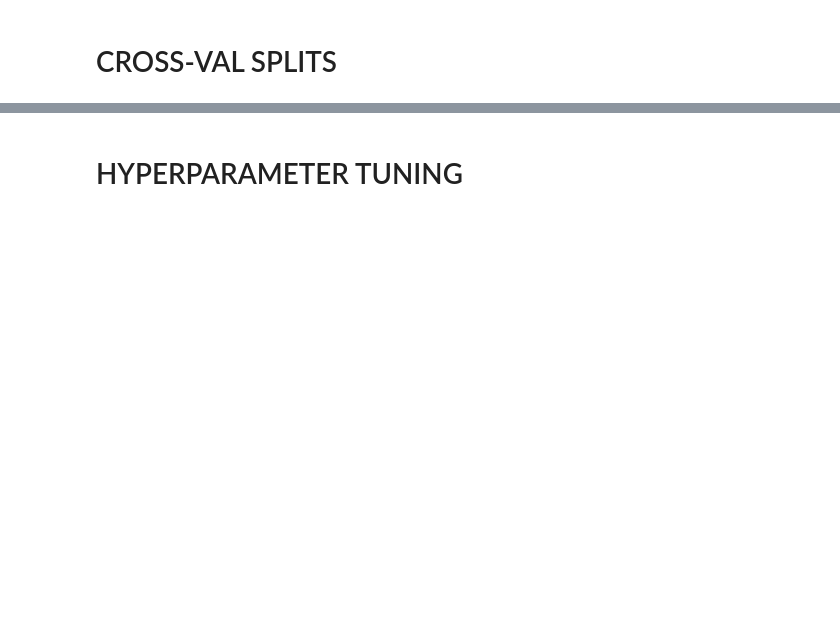
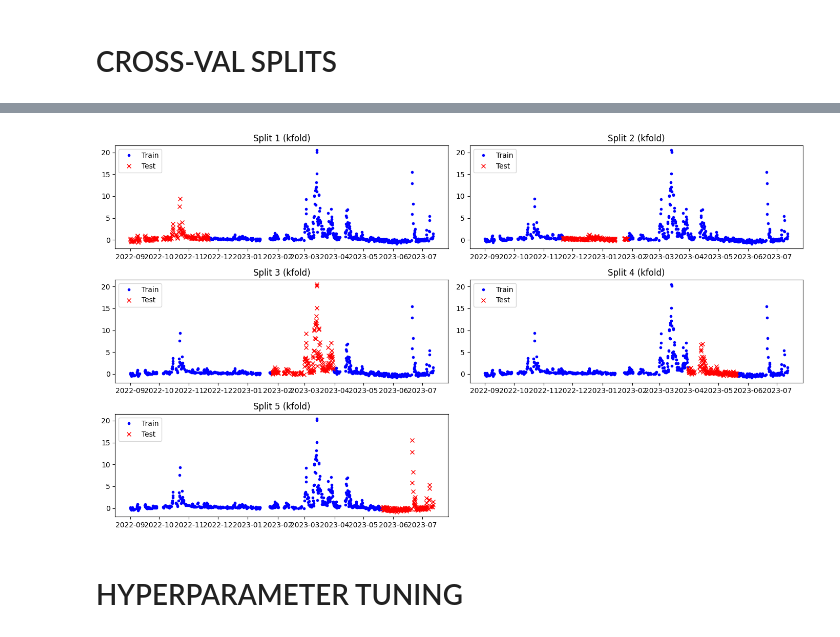
Before and after one commit to fabioturc/n2o-wheat-drivers-sources, a Jupyter notebook: notebooks/DRIVERS_02_hyperparameter_optimization.ipynb, the cells around one changed output, grey strips where cells are left out. Drawn from its saved outputs; the diff is of its cells as text; code cells hidden in the pictures; blank space fills up the shorter version.

```diff
--- a/notebooks/DRIVERS_02_hyperparameter_optimization.ipynb
+++ b/notebooks/DRIVERS_02_hyperparameter_optimization.ipynb
@@ -267,2 +160,83 @@ plt.show()
+# %%
+def create_splits(X, y, n_folds, test_size=0.2, random_state=42, n_bins=5):
+    """Creates train-test splits using StratifiedShuffleSplit or StratifiedKFold with equal-width binning."""
+
+    # Use pd.cut to create equal-width bins (avoids empty bins issue)
+    y_binned = pd.cut(y, bins=n_bins, labels=False, include_lowest=True)
+
+    # Select method for stratified splitting
+    if CROSSVAL_SPLIT == "shuffle":
+        splitter = StratifiedShuffleSplit(n_splits=n_folds, test_size=test_size, random_state=random_state)
+    elif CROSSVAL_SPLIT == "kfold":
+        splitter = KFold(n_splits=n_folds, shuffle=False)
+
+    # Generate train-test splits
+    splits = [(train_idx, test_idx) for train_idx, test_idx in splitter.split(X, y_binned)]
+
+    return splits
+
+if CROSSVAL_SPLIT == 'time_blocks':
+    def create_splits(X, y, n_folds, block_size = 6, random_state: int = 42):
+        splits = []
+        n = len(X)
+        if n == 0:
+            raise ValueError("X is empty")
+        idx = np.arange(n, dtype=int)
+
+        split = 1.0 / n_folds
+        n_folds = int(round(1.0 / split))
+        n_folds = max(2, n_folds)
+
+        block_id = idx // int(block_size)
+        n_blocks = int(block_id.max() + 1)
+        blocks = np.arange(n_blocks, dtype=int)
+
+        rng = np.random.default_rng(random_state)
+        rng.shuffle(blocks)
+
+        fold_blocks = np.array_split(blocks, n_folds)
+        achieved = []
+        for fb in fold_blocks:
+            test_mask = np.isin(block_id, fb)
+            test_idx = idx[test_mask]
+            train_idx = idx[~test_mask]
+            splits.append((train_idx, test_idx))
+            achieved.append(len(test_idx) / n)
+        print(
+            f"Requested split={split:.2f}; n_folds={n_folds}; "
+            f"achieved test fractions ~ {min(achieved):.3f}–{max(achieved):.3f}"
+        )
+        return splits
+
+X = data.drop(columns=TARGET)
+y = data[TARGET]
+# Create the splits using StratifiedShuffleSplit
+cross_val_splits = create_splits(X, y, n_folds=N_FOLDS)
+
+
+# --- PLOT TRAIN-TEST SPLITS ---
+n_rows = math.ceil(N_FOLDS / 2)  # Ensure enough rows for all splits
+fig, axes = plt.subplots(n_rows, 2, figsize=(14, 8))
+axes = axes.flatten()  # Flatten the axes array to make iteration easier
+
+for i, (train_idx, test_idx) in enumerate(cross_val_splits):
+    train_idx_mapped = X.iloc[train_idx].index
+    test_idx_mapped = X.iloc[test_idx].index
+
+    # Plot train and test points
+    axes[i].plot(y.loc[train_idx_mapped].index, y.loc[train_idx_mapped], '.', label='Train', color="blue")
+    axes[i].plot(y.loc[test_idx_mapped].index, y.loc[test_idx_mapped], 'x', label='Test', color="red")
+
+    axes[i].set_title(f"Split {i + 1} ({CROSSVAL_SPLIT})")
+    axes[i].legend()
+
+# Hide unused subplots if n_folds is odd
+for j in range(i + 1, len(axes)):
+    fig.delaxes(axes[j])
+
+plt.tight_layout()
+plt.show()
+# %% [output]
+[figure, added]
 # %% [markdown]
 # HYPERPARAMETER TUNING
```
Also changed, not shown: parts of 13 cells of this notebook, 5 other files.
